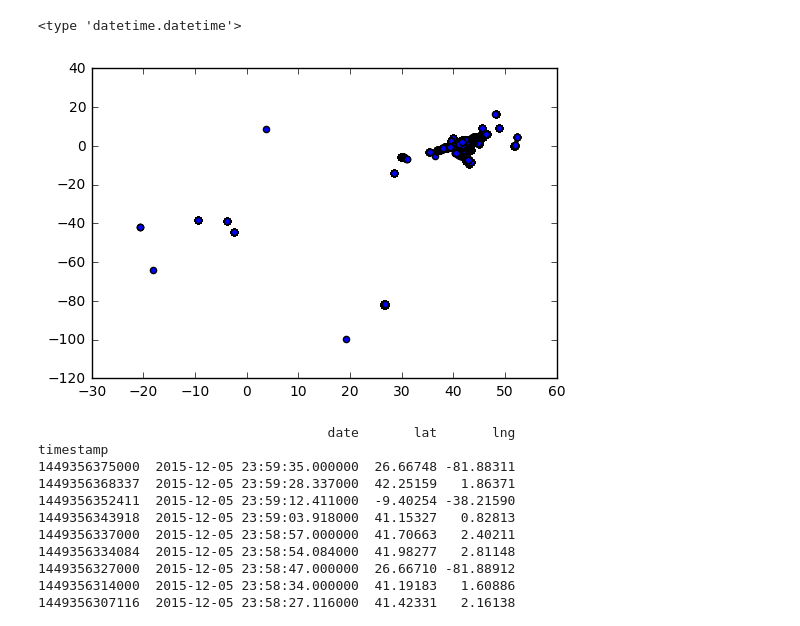
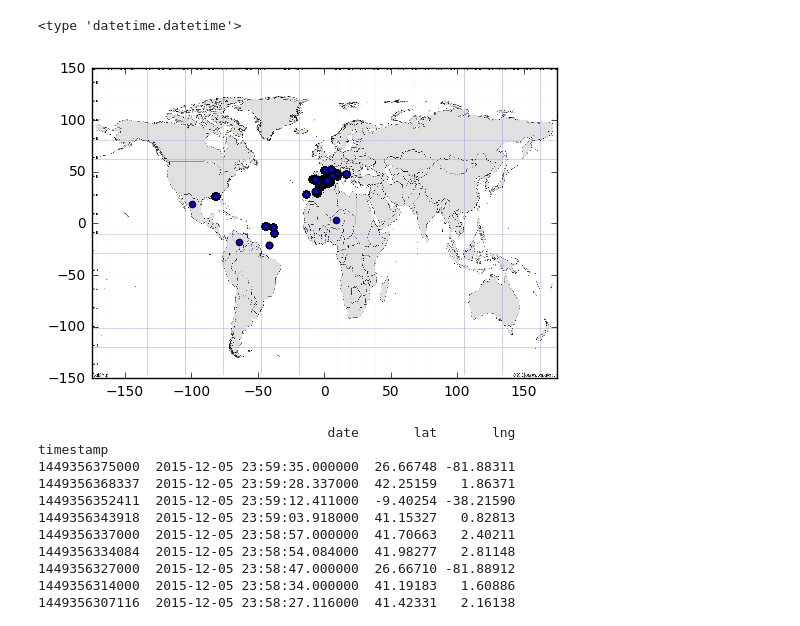
Before and after one commit to RichardoC/ACCD, a Jupyter notebook: Angel_test.ipynb, the cells around one changed output. Cells and saved outputs as stored; diff of their text form; code cells hidden in the pictures.

```diff
--- a/Angel_test.ipynb
+++ b/Angel_test.ipynb
@@ -67,11 +68,13 @@ for i in range(len(d.index)):
     x.append(pos[0])
     y.append(pos[1])
 # %%
-plt.scatter(x,y)
+im=imread("world.jpg")
+plt.scatter(y,x,zorder=1)
+plt.imshow(im,zorder=0,extent=[-175,175,-150,150], aspect='auto')
 #Plots all coordinates into a grid
 plt.show()
 # %% [output]
-[figure, old version]
+[figure, new version]
 # %%
 dp=pd.DataFrame(data=d,columns=[['date','lat','lng']])
 print dp
```
Also changed, not shown: parts of 1 cell of this notebook.
